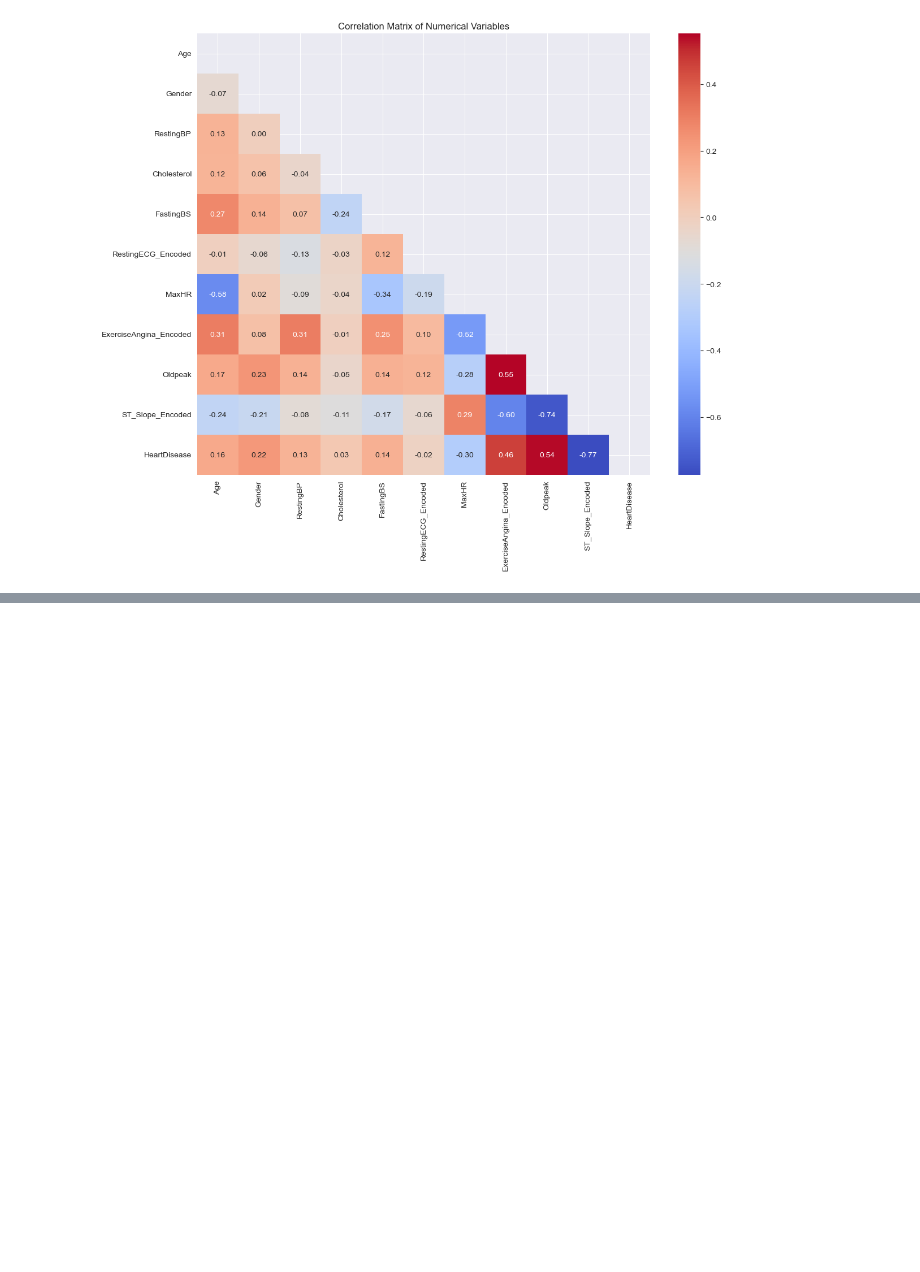
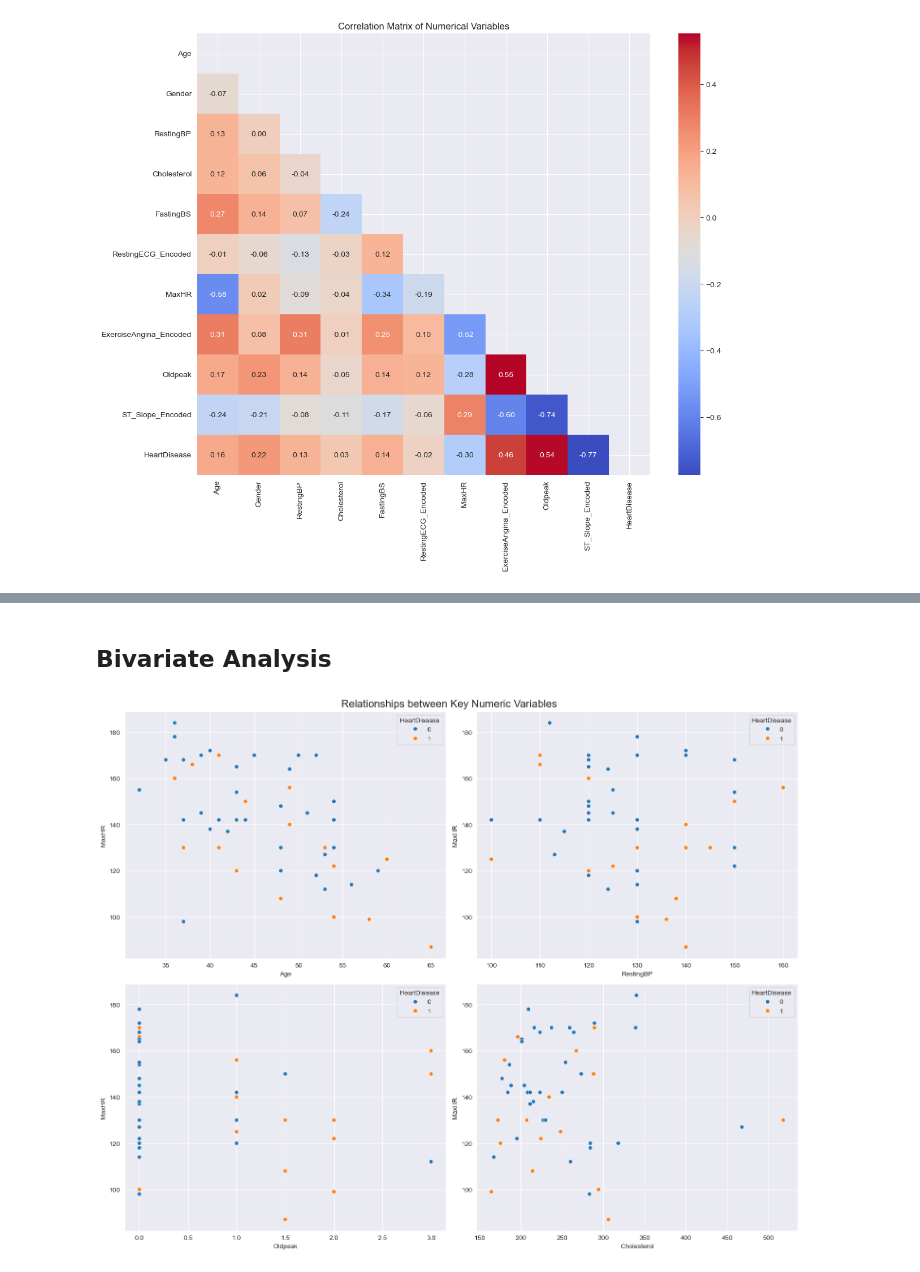
Before and after one commit to abdelmoniem-saad/Heart-Disease-Inferential-Statistics, a Jupyter notebook: Heart_Disease_Statistical_Inference.ipynb, the cells around one changed output, grey strips where cells are left out. Cells and saved outputs as stored; diff of their text form; code cells hidden in the pictures; blank space fills up the shorter version.

```diff
--- a/Heart_Disease_Statistical_Inference.ipynb
+++ b/Heart_Disease_Statistical_Inference.ipynb
@@ -190,0 +247,14 @@ plt.show()
+# %% [markdown]
+## Bivariate Analysis
+# %%
+fig, axes = plt.subplots(2, 2, figsize=(15, 12))
+fig.suptitle('Relationships between Key Numeric Variables', fontsize=16)
+
+sns.scatterplot(data=df, x='Age', y='MaxHR', hue='HeartDisease', ax=axes[0, 0])
+sns.scatterplot(data=df, x='RestingBP', y='MaxHR', hue='HeartDisease', ax=axes[0, 1])
+sns.scatterplot(data=df, x='Oldpeak', y='MaxHR', hue='HeartDisease', ax=axes[1, 0])
+sns.scatterplot(data=df, x='Cholesterol', y='MaxHR', hue='HeartDisease', ax=axes[1, 1])
+
+plt.tight_layout()
+# %% [output]
+[figure, added]
```
Also changed, not shown: parts of 15 cells of this notebook.
